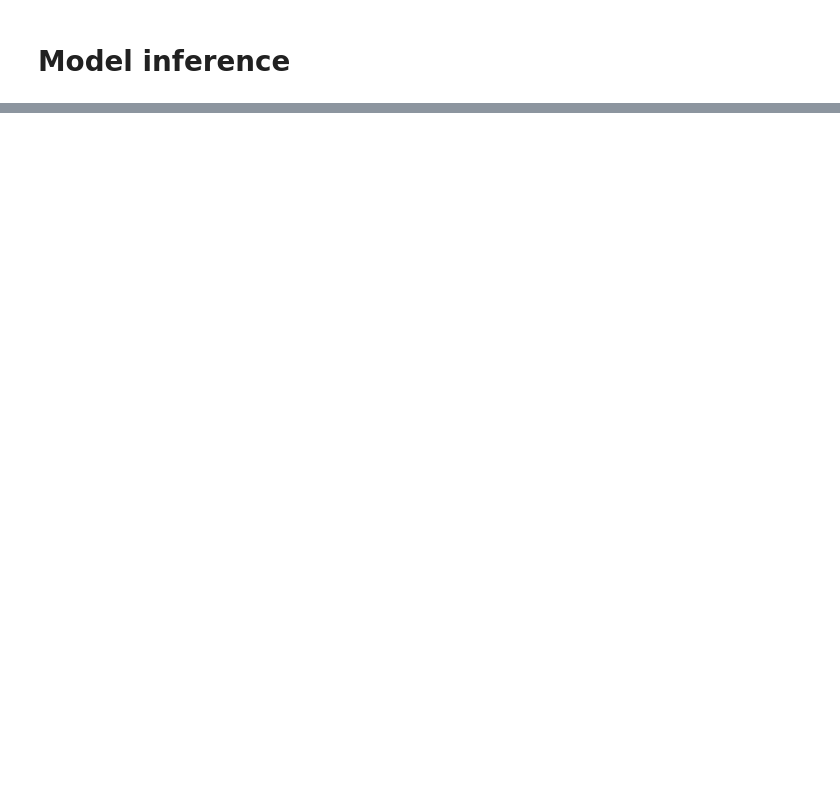
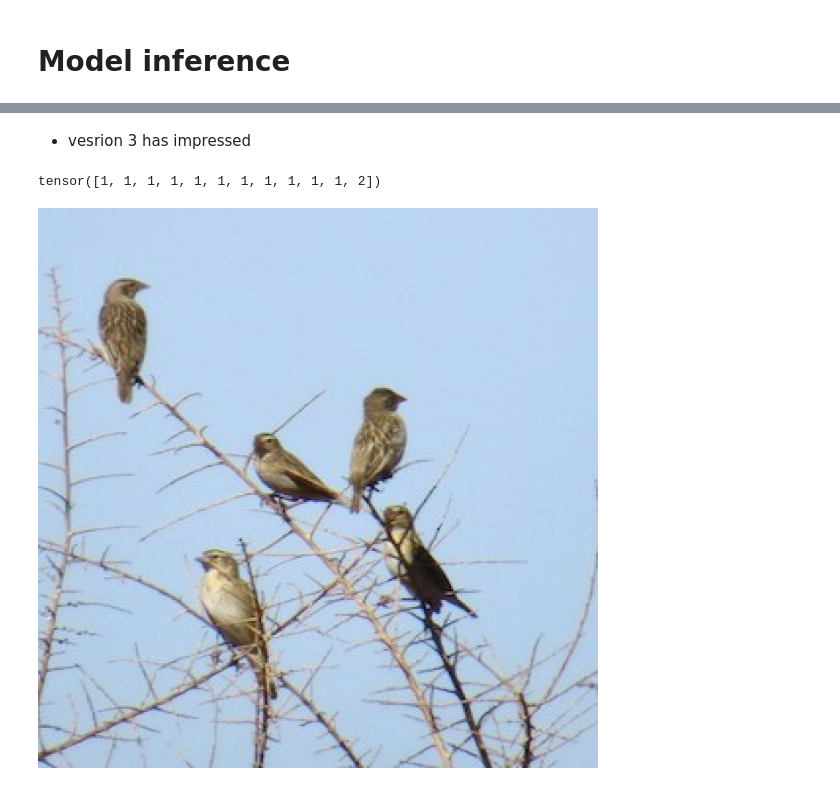
Before and after one commit to Mark-Kitur/Ornithopter_AI, a Jupyter notebook: computer_vision/faster_rcnn.ipynb, the cells around one changed output, grey strips where cells are left out. Drawn from its saved outputs; the diff is of its cells as text; code cells hidden in the pictures; blank space fills up the shorter version.

```diff
--- a/computer_vision/faster_rcnn.ipynb
+++ b/computer_vision/faster_rcnn.ipynb
@@ -351,0 +353,2 @@ display_10_pred(data['filename'][:10])
+# %% [markdown]
+ - vesrion 3 has impressed
@@ -351,0 +361,9 @@ display_10_pred(data['filename'][:10])
+# %%
+pred[0]['scores'].sum()
+pred[0]['labels']
+# %% [output]
+tensor([1, 1, 1, 1, 1, 1, 1, 1, 1, 1, 1, 2])
+# %%
+Image.open(quelea['filename'][50]).convert('RGB')
+# %% [output]
+[figure, added]
```
Also changed, not shown: parts of 20 cells of this notebook, 1 other file.
